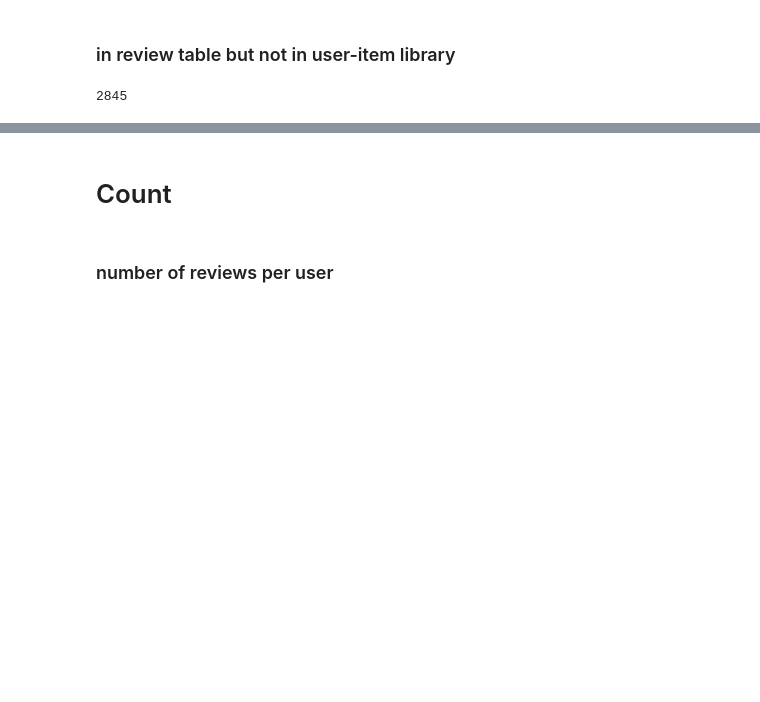
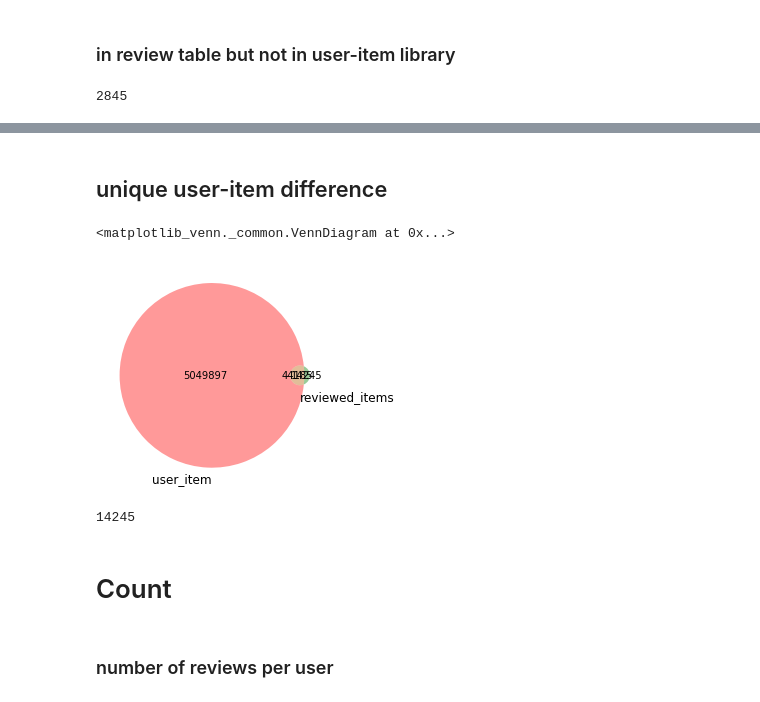
Before and after one commit to amprova/WE_research, a Jupyter notebook: data_summary.ipynb, the cells around one changed output, grey strips where cells are left out. Cells and saved outputs as stored; diff of their text form; code cells hidden in the pictures; blank space fills up the shorter version.

```diff
--- a/data_summary.ipynb
+++ b/data_summary.ipynb
@@ -43,3 +43,7 @@ reviews = reviews.rename(columns={'user_id': 'user', 'item_id': 'item'})
 reviews.shape
 # %% [output]
 (58430, 3)
+# %%
+reviewers_item_pair = reviews.groupby(['user','item']).size()
+rev_item_list = reviewers_item_pair.index.values
+rev_item_list
@@ -96,3 +104,7 @@ user_games_list.head()
 | 2 | 30 | 76561197970982479 |
 | 3 | 40 | 76561197970982479 |
 | 4 | 50 | 76561197970982479 |
+# %%
+user_item_pair = user_games_list.groupby(['user','item']).size()
+user_item = user_item_pair.index.values
+user_item
@@ -186,3 +202,17 @@ venn2([set1, set2], ('users in lib', 'reviewers'))
+# %% [markdown]
+## unique user-item difference
+# %%
+from matplotlib_venn import venn2, venn2_circles
+set1 = set(user_item)
+set2 = set(rev_item_list)
+venn2([set1, set2], ('user_item', 'reviewed_items'))
+# %% [output]
+<matplotlib_venn._common.VennDiagram at 0x...>
+[figure, added]
+# %%
+len(set2.difference(set1))
+# %% [output]
+14245
 # %% [markdown]
 # Count
 # %%
```
Also changed, not shown: parts of 15 cells of this notebook, 1 other file.
